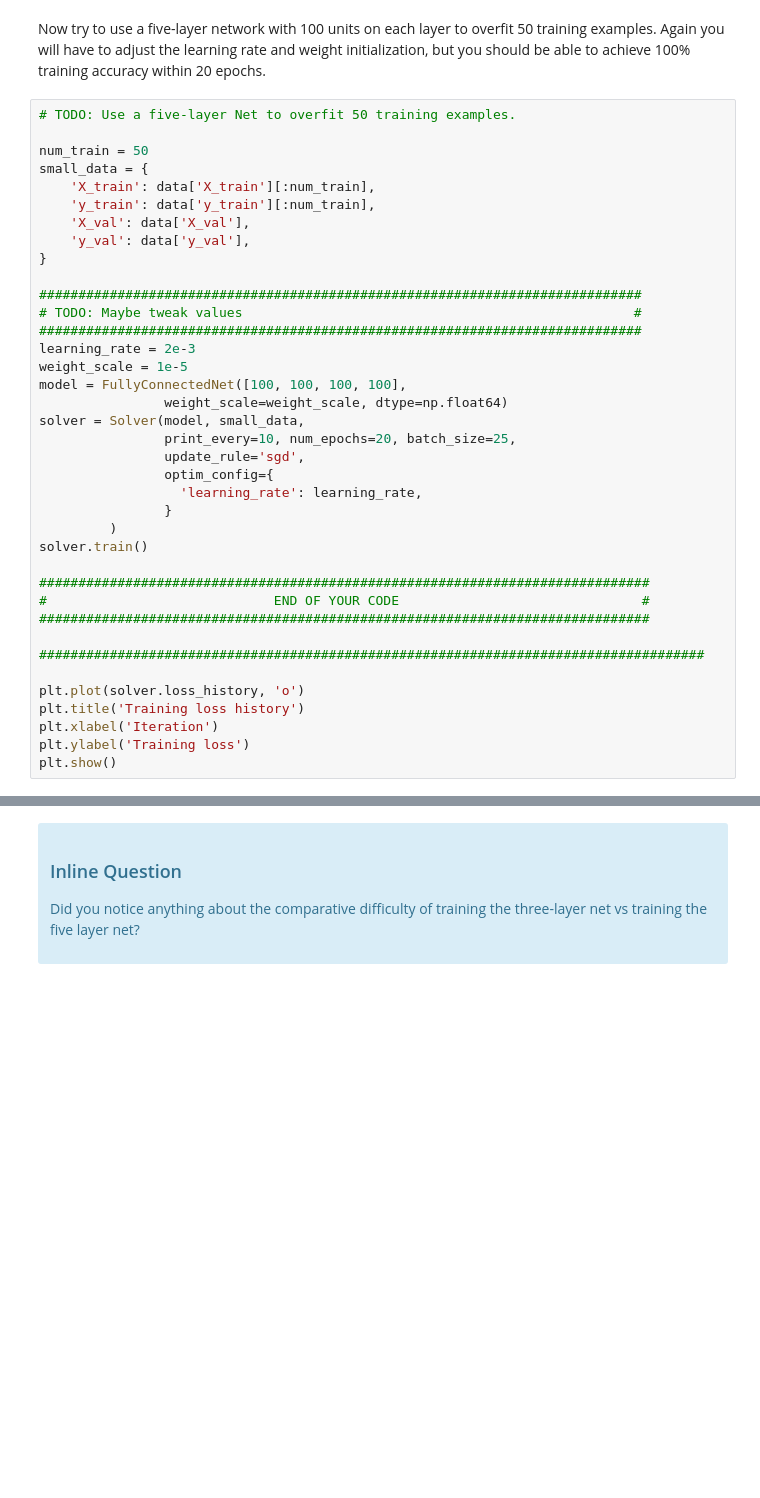
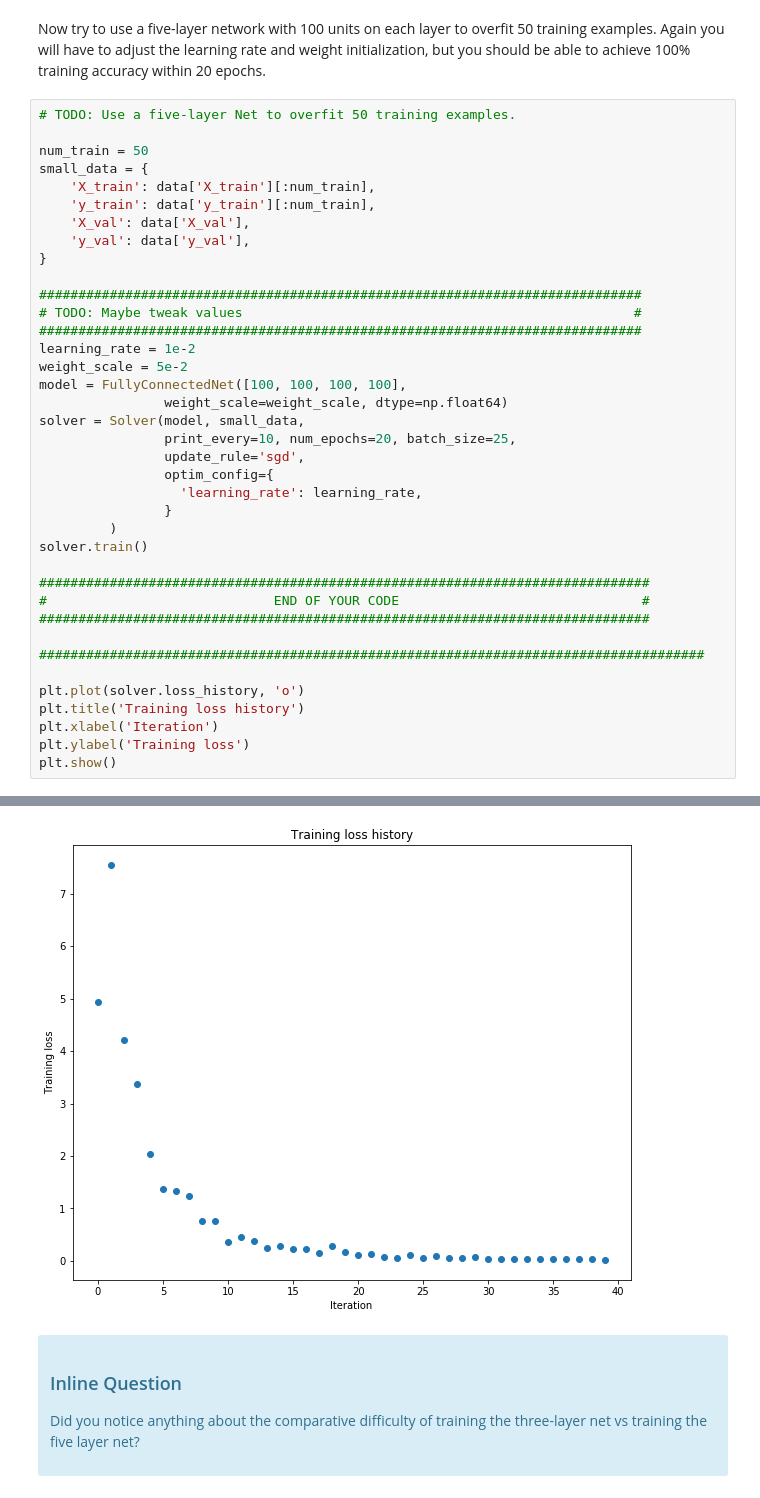
Before and after one commit to JulianHohenadel/I2Deep-Learning, a Jupyter notebook: exercise_2/1_FullyConnectedNets.ipynb, the cells around one changed output, grey strips where cells are left out. Drawn from its saved outputs; the diff is of its cells as text; blank space fills up the shorter version.

```diff
--- a/exercise_2/1_FullyConnectedNets.ipynb
+++ b/exercise_2/1_FullyConnectedNets.ipynb
@@ -444,8 +476,8 @@ small_data = {
 #############################################################################
 # TODO: Maybe tweak values                                                  #
 #############################################################################
-learning_rate = 2e-3
-weight_scale = 1e-5
+learning_rate = 1e-2
+weight_scale = 5e-2
 model = FullyConnectedNet([100, 100, 100, 100],
                 weight_scale=weight_scale, dtype=np.float64)
 solver = Solver(model, small_data,
@@ -468,3 +500,4 @@ plt.title('Training loss history')
 plt.xlabel('Iteration')
 plt.ylabel('Training loss')
 plt.show()
+# %% [output]
@@ -471,3 +521,4 @@ plt.show()
+[figure, added]
 # %% [markdown]
 <div class="alert alert-info">
     <h3>Inline Question</h3>
```
Also changed, not shown: parts of 10 cells of this notebook, 1 other file.
